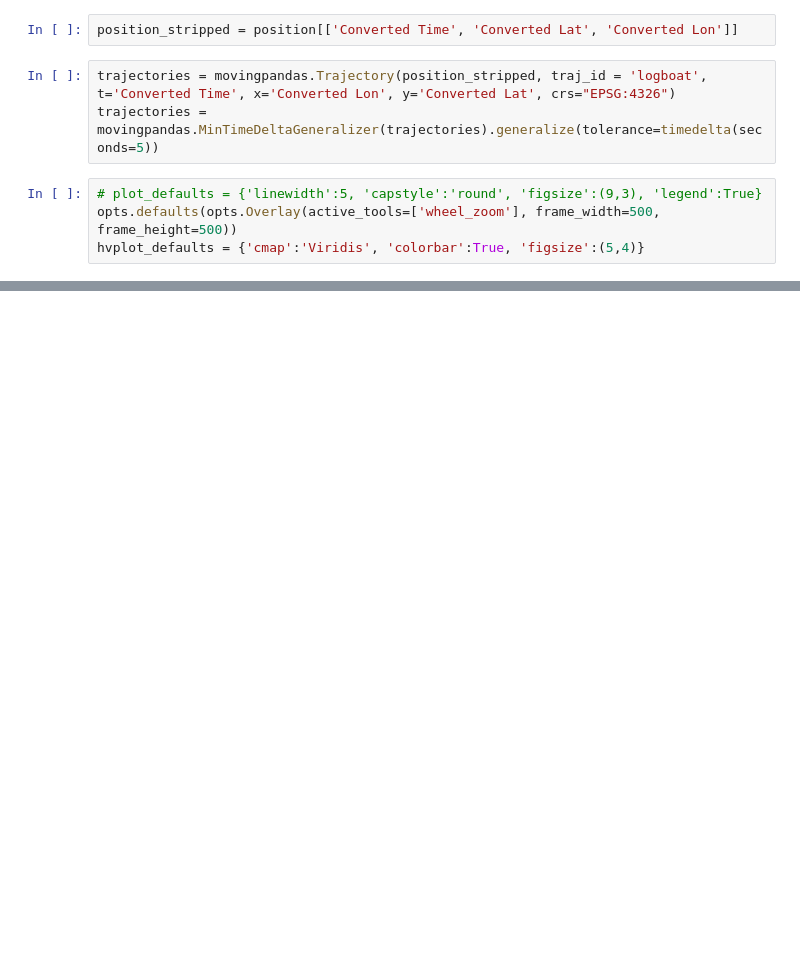
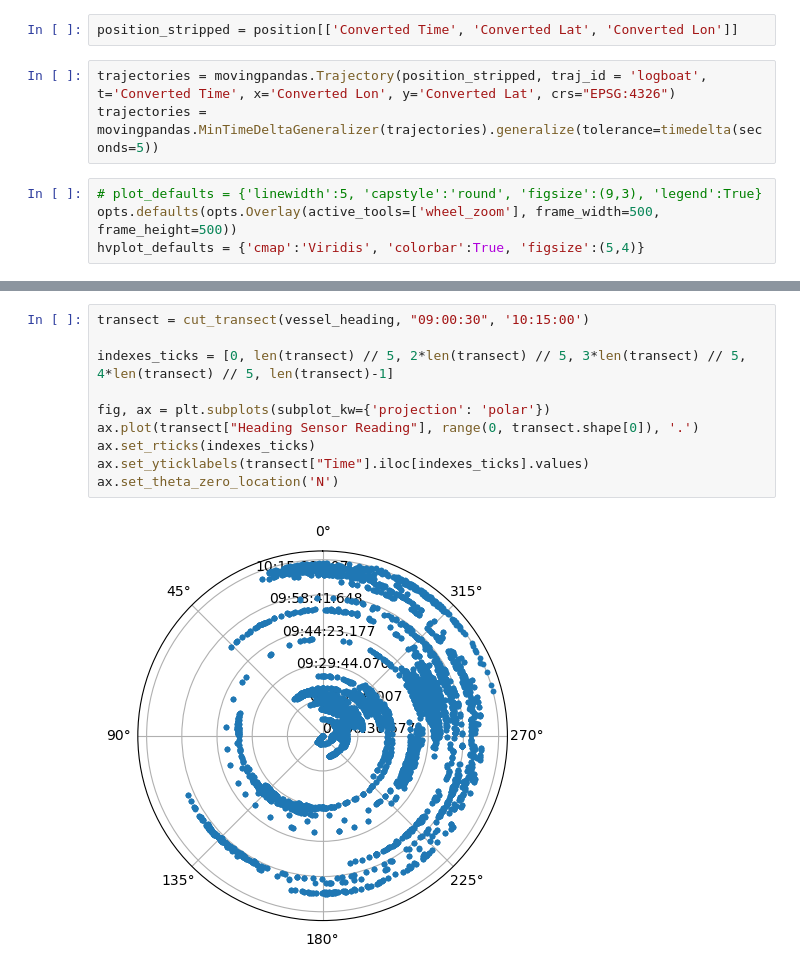
Before and after one commit to mtomasini/NavigationAnalysis, a Jupyter notebook: exploration.ipynb, the cells around one changed output, grey strips where cells are left out. Saved outputs shown, nothing was run; the diff lists cells and outputs as text; blank space fills up the shorter version.

```diff
--- a/exploration.ipynb
+++ b/exploration.ipynb
@@ -66,0 +135,12 @@ WARNING:tornado.access:404 GET /favicon.ico (127.0.0.1) 0.47ms
+# %%
+transect = cut_transect(vessel_heading, "09:00:30", '10:15:00')
+
+indexes_ticks = [0, len(transect) // 5, 2*len(transect) // 5, 3*len(transect) // 5, 4*len(transect) // 5, len(transect)-1]
+
+fig, ax = plt.subplots(subplot_kw={'projection': 'polar'})
+ax.plot(transect["Heading Sensor Reading"], range(0, transect.shape[0]), '.')
+ax.set_rticks(indexes_ticks)
+ax.set_yticklabels(transect["Time"].iloc[indexes_ticks].values)
+ax.set_theta_zero_location('N')
+# %% [output]
+[figure, added]
```
Also changed, not shown: parts of 34 cells of this notebook, 6 other files.
